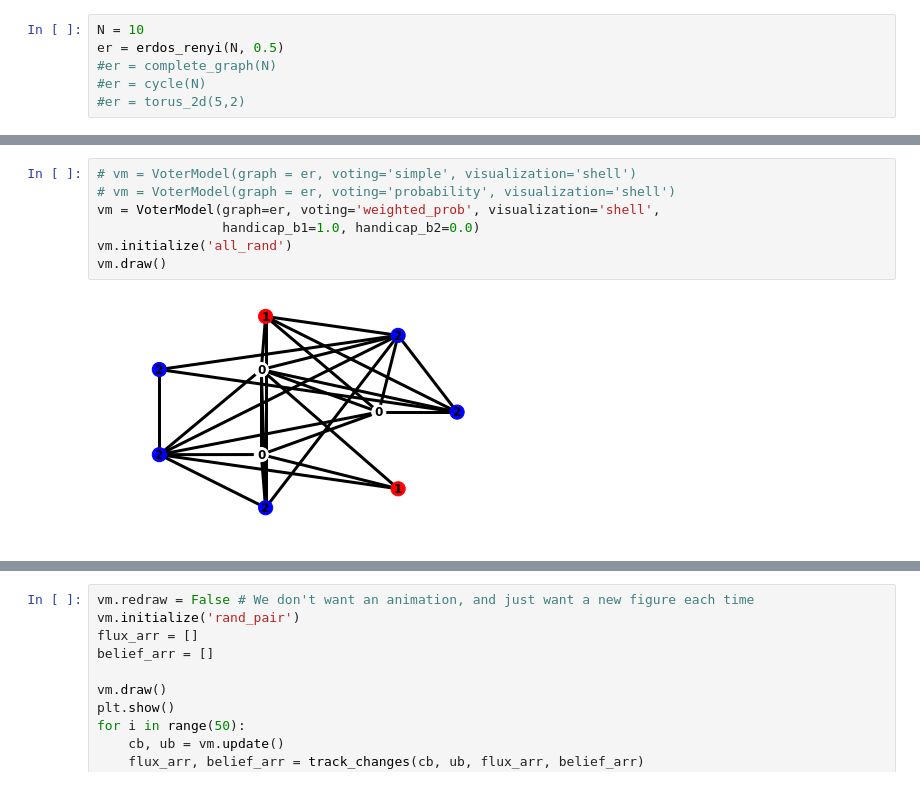
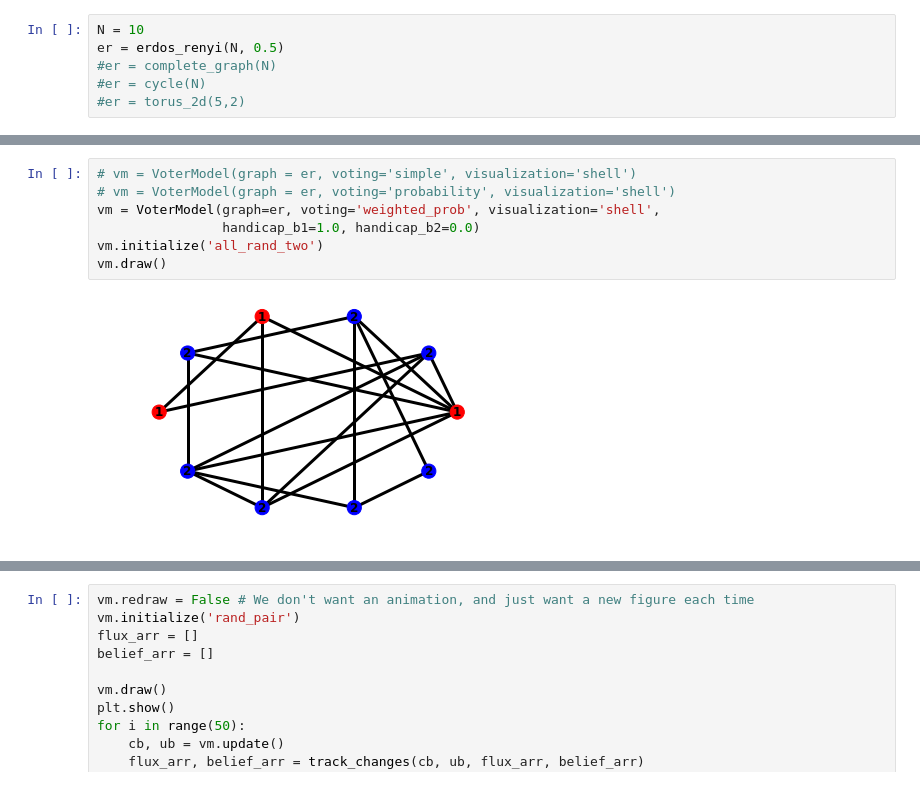
Before and after one commit to vhan95/EECS126_project, a Jupyter notebook: proposal.ipynb, the cells around one changed output, grey strips where cells are left out. Cells and saved outputs as stored; diff of their text form.

Commit message:
all_rand_two and all_rand_n initialization methods added. though, all_rand_n is currently unsupported

```diff
--- a/proposal.ipynb
+++ b/proposal.ipynb
@@ -42,12 +45,12 @@ nx.draw(er, **options)
 # %%
 # vm = VoterModel(graph = er, voting='simple', visualization='shell')
 # vm = VoterModel(graph = er, voting='probability', visualization='shell')
 vm = VoterModel(graph=er, voting='weighted_prob', visualization='shell',
                 handicap_b1=1.0, handicap_b2=0.0)
-vm.initialize('all_rand')
+vm.initialize('all_rand_two')
 vm.draw()
 # %% [output]
-[figure, old version]
+[figure, new version]
 # %%
 # Here we demonstrate an animation. The resulting animation is also saved to a gif.
 # The below magic command is needed for the animation.
```
Also changed, not shown: parts of 5 cells of this notebook, 1 other file.
